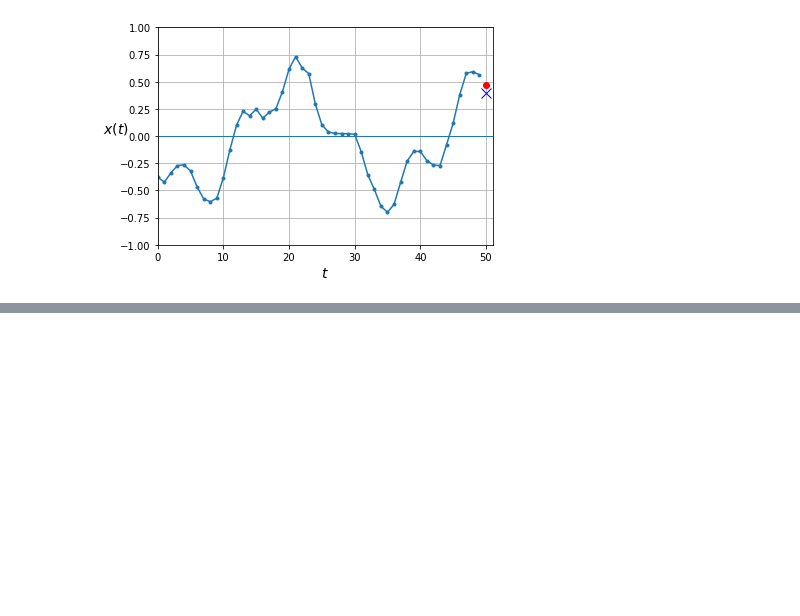
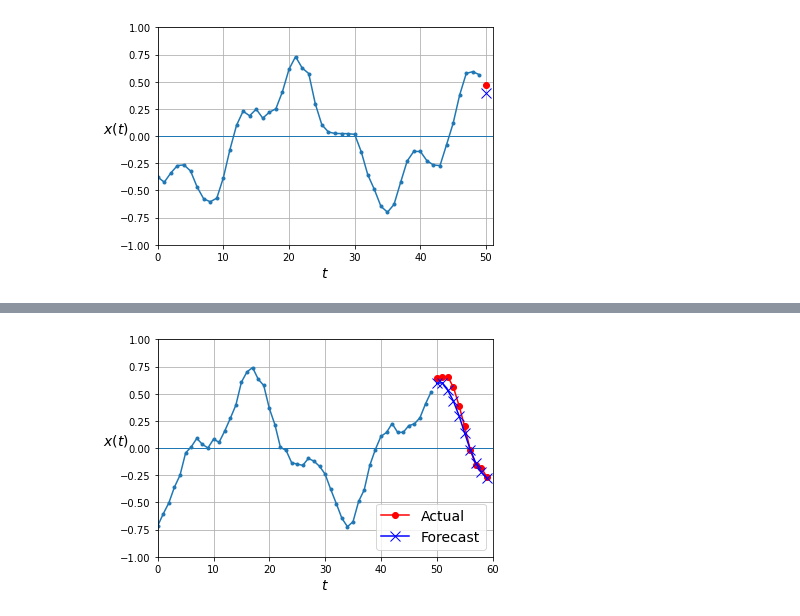
Before and after one commit to matyama/homl, a Jupyter notebook: 15_recurrent_neural_nets.ipynb, the cells around one changed output, grey strips where cells are left out. Cells and saved outputs as stored; diff of their text form; code cells hidden in the pictures; blank space fills up the shorter version.

```diff
--- a/15_recurrent_neural_nets.ipynb
+++ b/15_recurrent_neural_nets.ipynb
@@ -327,0 +512,23 @@ plt.show()
+# %%
+# Reset RNG state
+np.random.seed(42)
+tf.random.set_seed(42)
+
+# Build RNN predicting a vector of 10 values at each frame
+#  - notice that the output dense layer is wrapped in `TimeDistributed` which applies the layer at each frame of the time-unfolded RNN
+#  - actually in this case it's not necessary because a dense layer does this implicitly (for a 3D input tensor)
+model = keras.models.Sequential([
+    keras.layers.SimpleRNN(20, return_sequences=True, input_shape=[None, 1]),
+    keras.layers.SimpleRNN(20, return_sequences=True),
+    keras.layers.TimeDistributed(keras.layers.Dense(10))
+])
+
+def last_time_step_mse(Y_true, Y_pred):
+    return keras.metrics.mean_squared_error(Y_true[:, -1], Y_pred[:, -1])
+
+# Compile the model with custom metric
+#  - Although we predict 10 values at each point, in our task we care just about the final output
+model.compile(loss="mse", optimizer=keras.optimizers.Adam(lr=0.01), metrics=[last_time_step_mse])
+
+# Train and validate the model
+history = model.fit(X_train, Y_train, epochs=20, validation_data=(X_valid, Y_valid))
@@ -327,0 +553,14 @@ plt.show()
+# %%
+# Reset RNG state
+np.random.seed(43)
+
+# Generate new series and make a prediction
+series = generate_time_series(1, 50 + n_steps_ahead)
+X_new, Y_new = series[:, :50, :], series[:, 50:, :]
+Y_pred = model.predict(X_new)[:, -1][..., np.newaxis]
+
+# Show the time series and prediction
+plot_multiple_forecasts(X_new, Y_new, Y_pred)
+plt.show()
+# %% [output]
+[figure, added]
```
Also changed, not shown: parts of 18 cells of this notebook.
